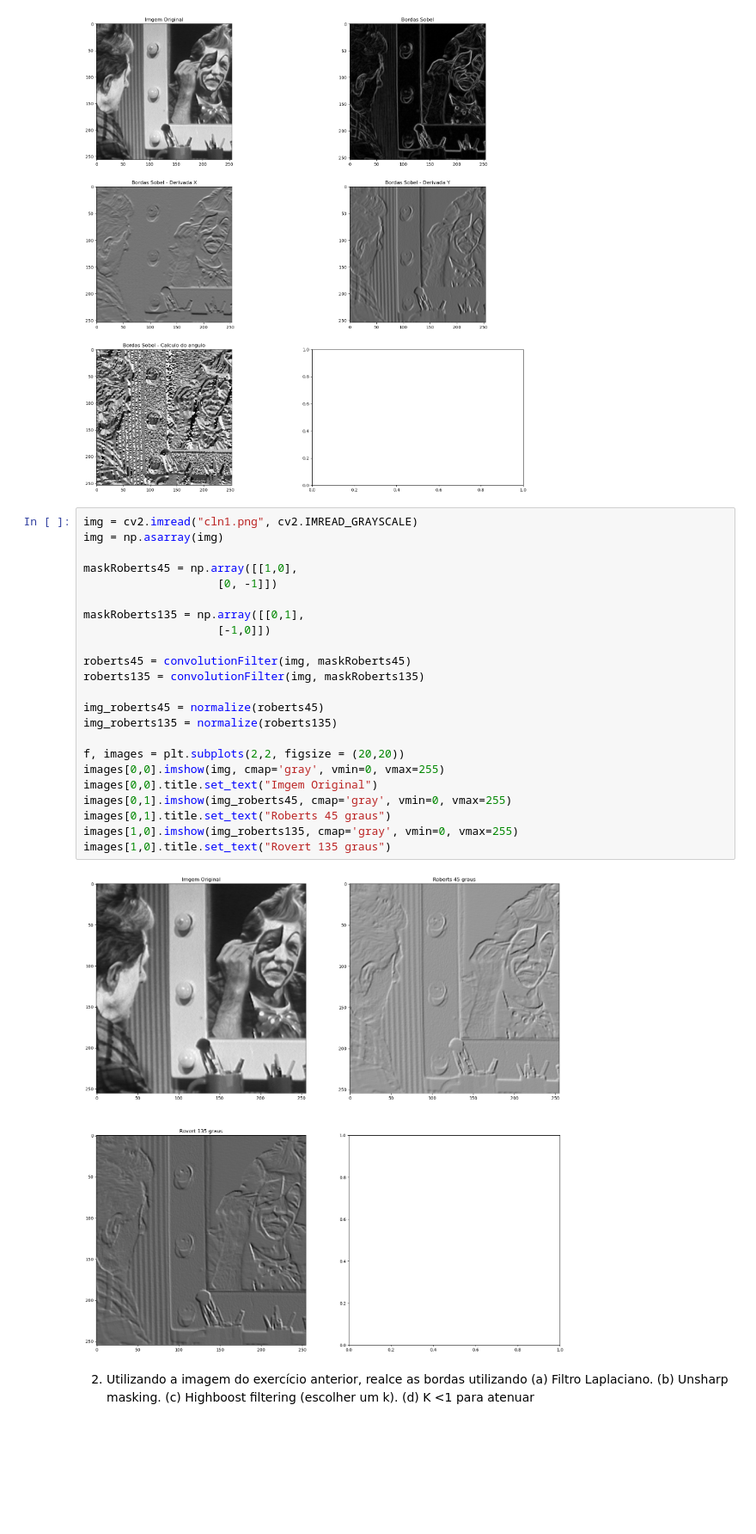
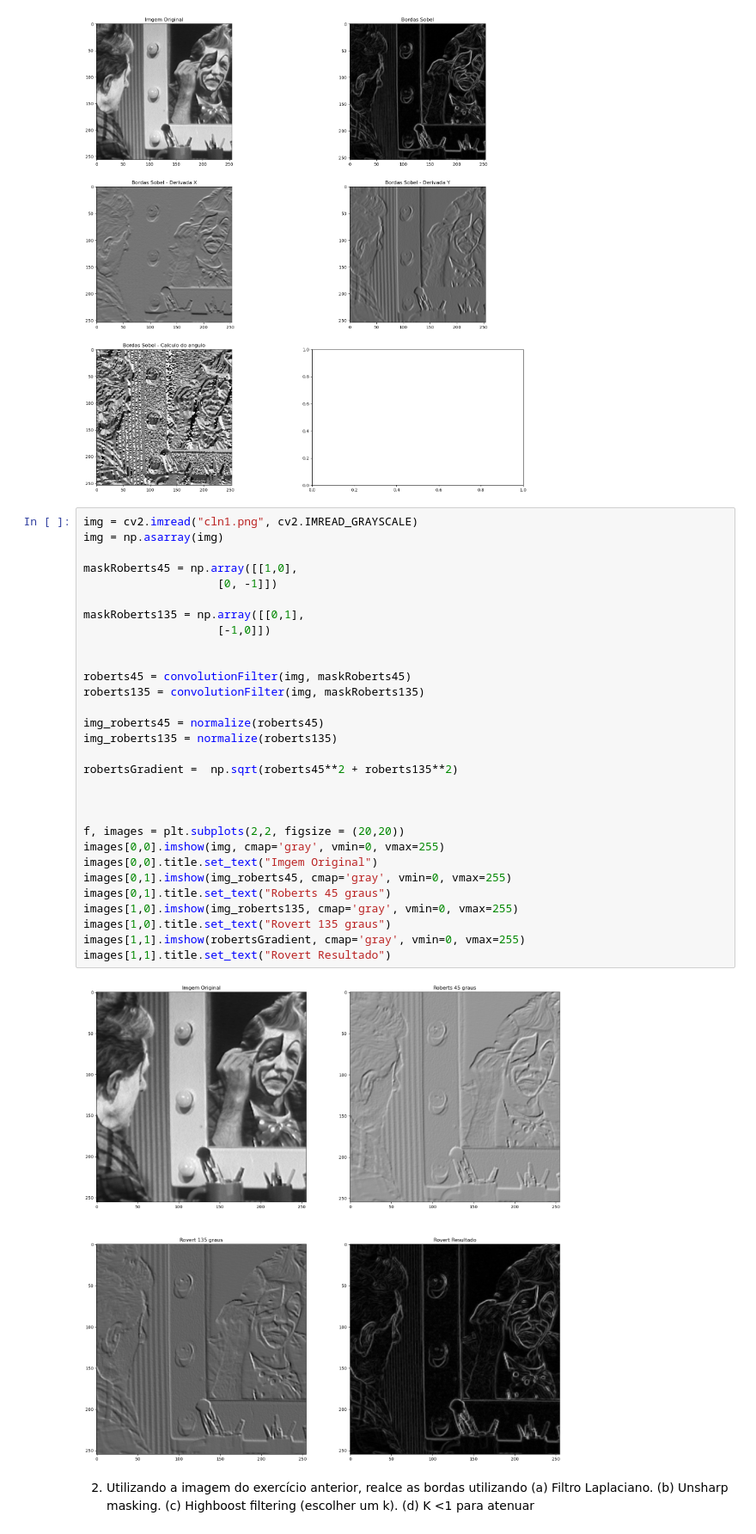
Before and after one commit to joaovtpereira/ppgco-ufu, a Jupyter notebook: Processamento Digital de Imagens/Lab05/Lab05.ipynb, the cells around one changed output. Shown at 86% size. Drawn from its saved outputs; the diff is of its cells as text; blank space fills up the shorter version.

```diff
--- a/Processamento Digital de Imagens/Lab05/Lab05.ipynb
+++ b/Processamento Digital de Imagens/Lab05/Lab05.ipynb
@@ -66,28 +66,35 @@ images[2,0].title.set_text("Bordas Sobel - Calculo do angulo")
 # %%
 img = cv2.imread("cln1.png", cv2.IMREAD_GRAYSCALE)
 img = np.asarray(img)
 
 maskRoberts45 = np.array([[1,0],
                     [0, -1]])
 
 maskRoberts135 = np.array([[0,1],
                     [-1,0]])
 
+
 roberts45 = convolutionFilter(img, maskRoberts45)
 roberts135 = convolutionFilter(img, maskRoberts135)
 
 img_roberts45 = normalize(roberts45)
 img_roberts135 = normalize(roberts135)
+
+robertsGradient =  np.sqrt(roberts45**2 + roberts135**2)
+
+
 
 f, images = plt.subplots(2,2, figsize = (20,20))
 images[0,0].imshow(img, cmap='gray', vmin=0, vmax=255)
 images[0,0].title.set_text("Imgem Original")
 images[0,1].imshow(img_roberts45, cmap='gray', vmin=0, vmax=255)
 images[0,1].title.set_text("Roberts 45 graus")
 images[1,0].imshow(img_roberts135, cmap='gray', vmin=0, vmax=255)
 images[1,0].title.set_text("Rovert 135 graus")
+images[1,1].imshow(robertsGradient, cmap='gray', vmin=0, vmax=255)
+images[1,1].title.set_text("Rovert Resultado")
 # %% [output]
-[figure, old version]
+[figure, new version]
 # %% [markdown]
 2) Utilizando a imagem do exercício anterior, realce as bordas utilizando (a) Filtro Laplaciano. (b) Unsharp masking. (c) Highboost filtering (escolher um k). (d) K <1 para atenuar
 # %%
```
Also changed, not shown: parts of 3 cells of this notebook, 1 other file.
